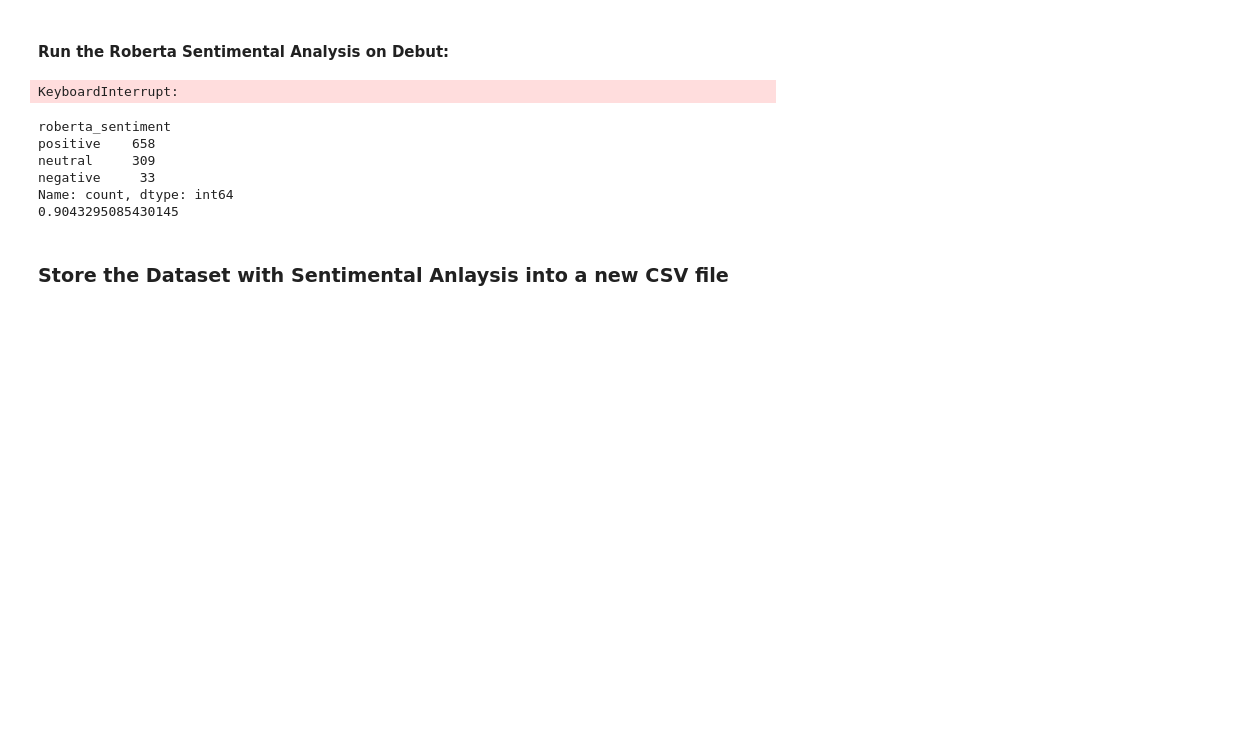
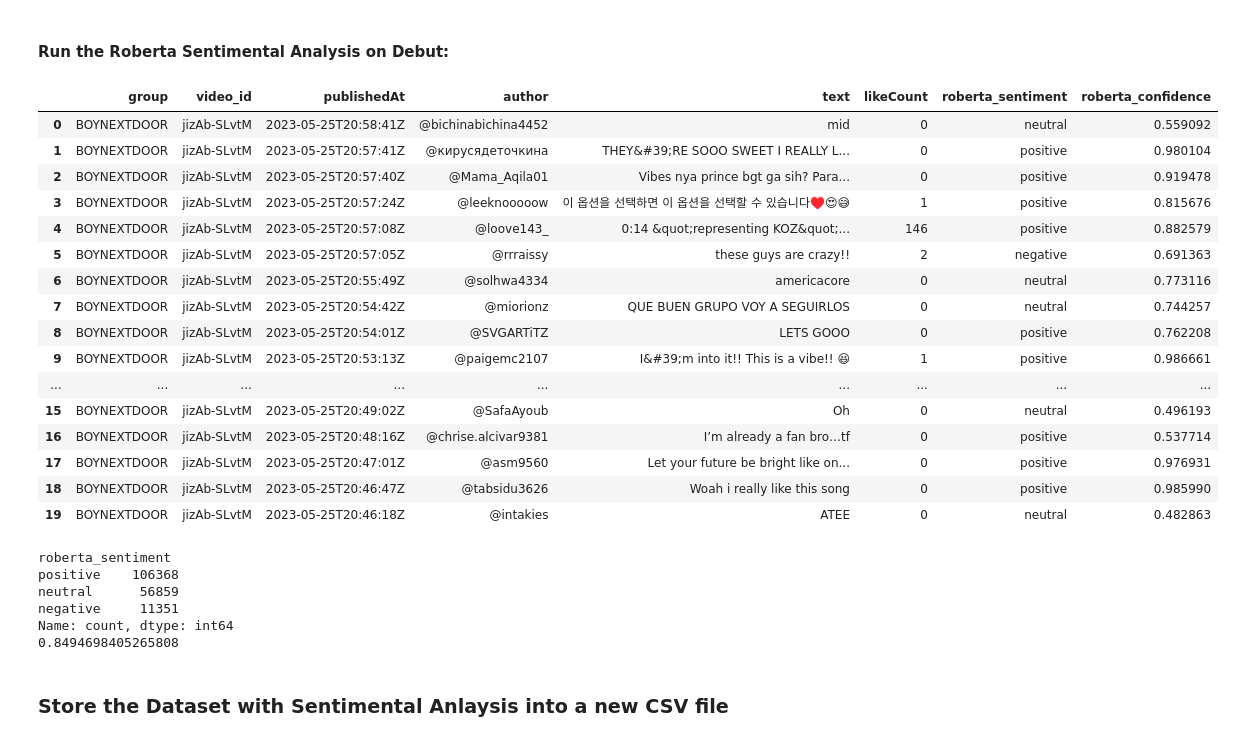
Before and after one commit to TkieuSU/hype-gap-youtube-sentiment, a Jupyter notebook: vader_sentiment_analysis.ipynb, the cells around one changed output. Cells and saved outputs as stored; diff of their text form; code cells hidden in the pictures; blank space fills up the shorter version.

```diff
--- a/vader_sentiment_analysis.ipynb
+++ b/vader_sentiment_analysis.ipynb
@@ -136,19 +141,36 @@ Name: count, dtype: int64
 # %% [markdown]
 ### Roberta Sentimental Analysis:
 # %%
+device = 0 if torch.cuda.is_available() else -1
+
 sentiment_model = pipeline(
     "sentiment-analysis",
-    model="cardiffnlp/twitter-roberta-base-sentiment-latest"
+    model="cardiffnlp/twitter-roberta-base-sentiment-latest",
+    tokenizer="cardiffnlp/twitter-roberta-base-sentiment-latest",
+    device=device,
+    truncation=True,
+    max_length=512
 )
 
-def roberta_sentiment(text):
-    if not isinstance(text, str) or text.strip() == "":
-        return {"label": "neutral", "score": 0}
+def roberta_sentiment(texts, batch_size=32):
+    texts = ["" if not isinstance(t, str) else t for t in texts]
 
-    result = sentiment_model(text,
-                            truncation=True,
-                            max_length=512)
-    return result
+    labels = []
+    scores = []
+
+    for i in tqdm(range(0, len(texts), batch_size)):
+        batch = texts[i:i + batch_size]
+
+        results = sentiment_model(
+            batch,
+            truncation=True,
+            max_length=512
+        )
+
+        labels.extend([r["label"] for r in results])
+        scores.extend([r["score"] for r in results])
+
+    return labels, scores
 # %% [output]
 Some weights of the model checkpoint at cardiffnlp/twitter-roberta-base-sentiment-latest were not used when initializing RobertaForSequenceClassification: ['roberta.pooler.dense.bias', 'roberta.pooler ...
 - This IS expected if you are initializing RobertaForSequenceClassification from the checkpoint of a model trained on another task or with another architecture (e.g. initializing a BertForSequenceClas ...
@@ -201,31 +202,42 @@ Name: count, dtype: int64
 # %% [markdown]
 #### Run the Roberta Sentimental Analysis on Debut:
 # %%
-labels = []
-scores = []
-for text in debut["text"]:
-    result = roberta_sentiment(text)
-    # result is now always a list; pick first item
-    r = result[0]
-    labels.append(r["label"])
-    scores.append(r["score"])
+BATCH = 64
+
+labels, scores = roberta_sentiment(debut["text"].tolist(), batch_size=BATCH)
 
 debut["roberta_sentiment"] = labels
 debut["roberta_confidence"] = scores
 
 debut.head(20)
 # %% [output]
-KeyboardInterrupt:
+|  | group | video_id | publishedAt | author | text | likeCount | roberta_sentiment | roberta_confidence |
+| 0 | BOYNEXTDOOR | jizAb-SLvtM | 2023-05-25T20:58:41Z | @bichinabichina4452 | mid | 0 | neutral | 0.559092 |
+| 1 | BOYNEXTDOOR | jizAb-SLvtM | 2023-05-25T20:57:41Z | @кирусядеточкина | THEY&#39;RE SOOO SWEET I REALLY L... | 0 | positive | 0.980104 |
+| 2 | BOYNEXTDOOR | jizAb-SLvtM | 2023-05-25T20:57:40Z | @Mama_Aqila01 | Vibes nya prince bgt ga sih? Para... | 0 | positive | 0.919478 |
+| 3 | BOYNEXTDOOR | jizAb-SLvtM | 2023-05-25T20:57:24Z | @leeknooooow | 이 옵션을 선택하면 이 옵션을 선택할 수 있습니다♥️😍😅 | 1 | positive | 0.815676 |
+| 4 | BOYNEXTDOOR | jizAb-SLvtM | 2023-05-25T20:57:08Z | @loove143_ | 0:14 &quot;representing KOZ&quot;... | 146 | positive | 0.882579 |
+| 5 | BOYNEXTDOOR | jizAb-SLvtM | 2023-05-25T20:57:05Z | @rrraissy | these guys are crazy!! | 2 | negative | 0.691363 |
+| 6 | BOYNEXTDOOR | jizAb-SLvtM | 2023-05-25T20:55:49Z | @solhwa4334 | americacore | 0 | neutral | 0.773116 |
+| 7 | BOYNEXTDOOR | jizAb-SLvtM | 2023-05-25T20:54:42Z | @miorionz | QUE BUEN GRUPO VOY A SEGUIRLOS | 0 | neutral | 0.744257 |
+| 8 | BOYNEXTDOOR | jizAb-SLvtM | 2023-05-25T20:54:01Z | @SVGARTiTZ | LETS GOOO | 0 | positive | 0.762208 |
+| 9 | BOYNEXTDOOR | jizAb-SLvtM | 2023-05-25T20:53:13Z | @paigemc2107 | I&#39;m into it!! This is a vibe!! 😆 | 1 | positive | 0.986661 |
+| ... | ... | ... | ... | ... | ... | ... | ... | ... |
+| 15 | BOYNEXTDOOR | jizAb-SLvtM | 2023-05-25T20:49:02Z | @SafaAyoub | Oh | 0 | neutral | 0.496193 |
+| 16 | BOYNEXTDOOR | jizAb-SLvtM | 2023-05-25T20:48:16Z | @chrise.alcivar9381 | I’m already a fan bro…tf | 0 | positive | 0.537714 |
+| 17 | BOYNEXTDOOR | jizAb-SLvtM | 2023-05-25T20:47:01Z | @asm9560 | Let your future be bright like on... | 0 | positive | 0.976931 |
+| 18 | BOYNEXTDOOR | jizAb-SLvtM | 2023-05-25T20:46:47Z | @tabsidu3626 | Woah i really like this song | 0 | positive | 0.985990 |
+| 19 | BOYNEXTDOOR | jizAb-SLvtM | 2023-05-25T20:46:18Z | @intakies | ATEE | 0 | neutral | 0.482863 |
 # %%
 print(debut["roberta_sentiment"].value_counts())
 print(debut["roberta_confidence"].median())
 # %% [output]
 roberta_sentiment
-positive    658
-neutral     309
-negative     33
+positive    106368
+neutral      56859
+negative     11351
 Name: count, dtype: int64
-0.9043295085430145
+0.8494698405265808
 # %% [markdown]
 ### Store the Dataset with Sentimental Anlaysis into a new CSV file
 # %%
```
Also changed, not shown: parts of 5 cells of this notebook, 3 other files.
